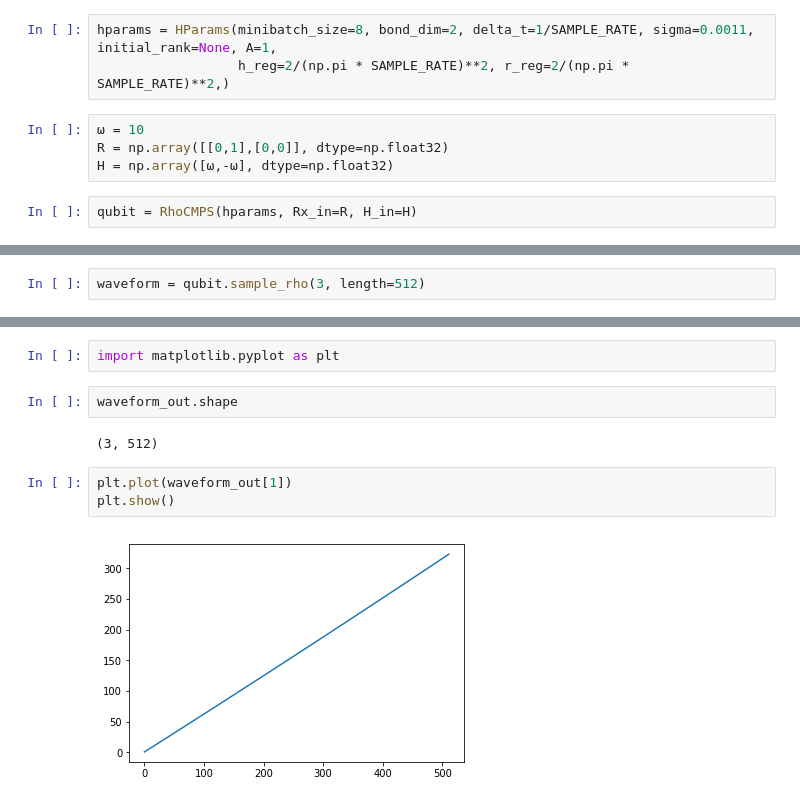
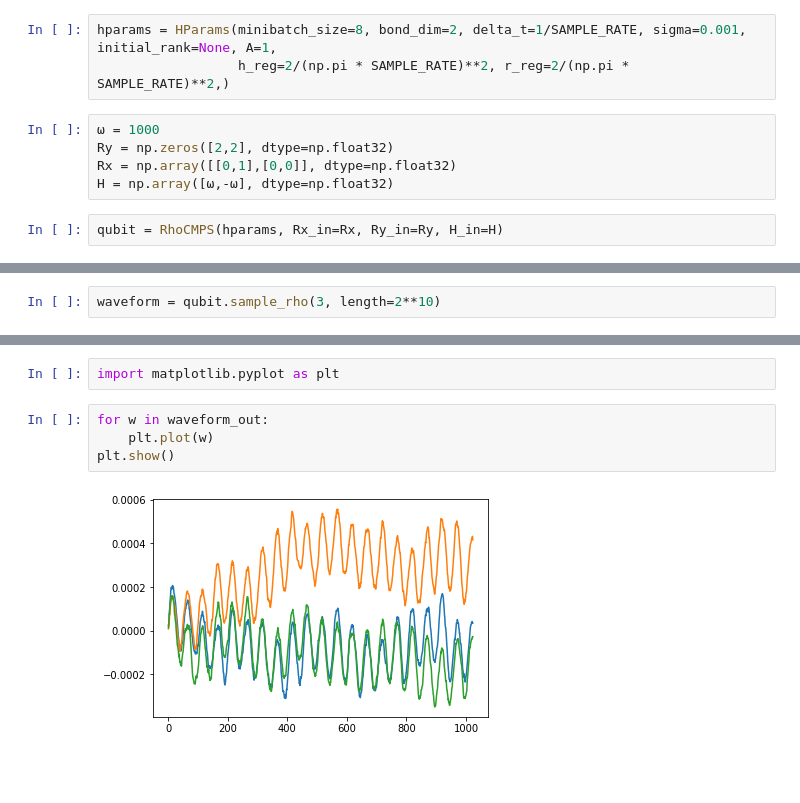
Before and after one commit to AustenLamacraft/audio-mps, a Jupyter notebook: notebooks/sampling.ipynb, the cells around one changed output, grey strips where cells are left out. Cells and saved outputs as stored; diff of their text form; blank space fills up the shorter version.

```diff
--- a/notebooks/sampling.ipynb
+++ b/notebooks/sampling.ipynb
@@ -18,32 +18,30 @@ sess = tf.InteractiveSession()
 # %%
 SAMPLE_RATE = 16000
 # %%
-hparams = HParams(minibatch_size=8, bond_dim=2, delta_t=1/SAMPLE_RATE, sigma=0.0011, initial_rank=None, A=1,
+hparams = HParams(minibatch_size=8, bond_dim=2, delta_t=1/SAMPLE_RATE, sigma=0.001, initial_rank=None, A=1,
                   h_reg=2/(np.pi * SAMPLE_RATE)**2, r_reg=2/(np.pi * SAMPLE_RATE)**2,)
 # %%
-ω = 10
-R = np.array([[0,1],[0,0]], dtype=np.float32)
+ω = 1000
+Ry = np.zeros([2,2], dtype=np.float32)
+Rx = np.array([[0,1],[0,0]], dtype=np.float32)
 H = np.array([ω,-ω], dtype=np.float32)
 # %%
-qubit = RhoCMPS(hparams, Rx_in=R, H_in=H)
+qubit = RhoCMPS(hparams, Rx_in=Rx, Ry_in=Ry, H_in=H)
 # %% [output]
 WARNING:tensorflow:From /Users/austen/anaconda/envs/tensorflow/lib/python3.7/site-packages/tensorflow/python/framework/op_def_library.py:263: colocate_with (from tensorflow.python.framework.ops) is de ...
 Instructions for updating:
 Colocations handled automatically by placer.
 # %%
-waveform = qubit.sample_rho(3, length=512)
+waveform = qubit.sample_rho(3, length=2**10)
 # %%
 sess.run(tf.global_variables_initializer())
 # %%
 waveform_out = waveform.eval()
 # %%
 import matplotlib.pyplot as plt
-# %%
-waveform_out.shape
-# %% [output]
-(3, 512)
-# %%
-plt.plot(waveform_out[1])
-plt.show()
-# %% [output]
-[figure, removed]
+# %%
+for w in waveform_out:
+    plt.plot(w)
+plt.show()
+# %% [output]
+[figure, added]
```
Also changed, not shown: 2 other files.
